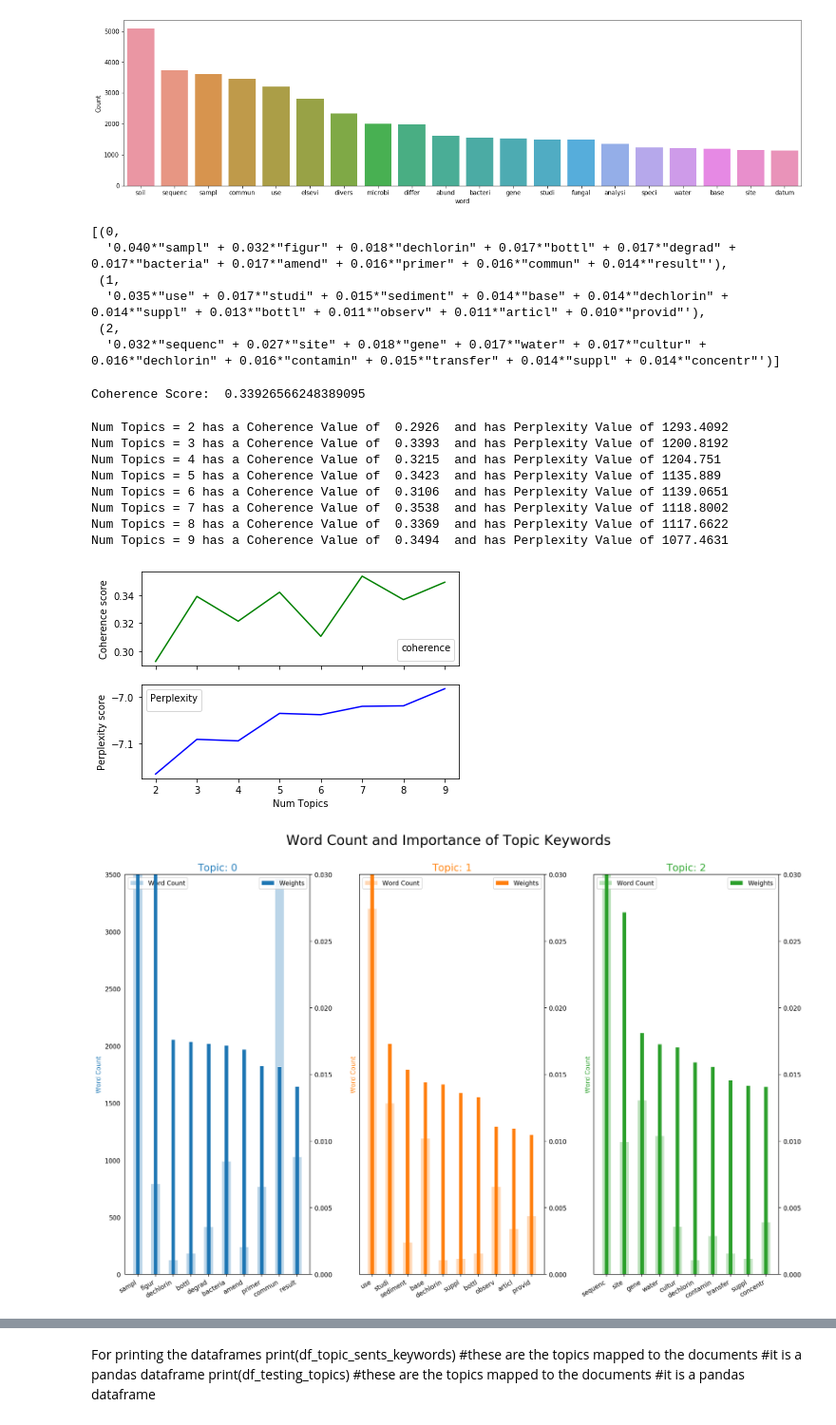
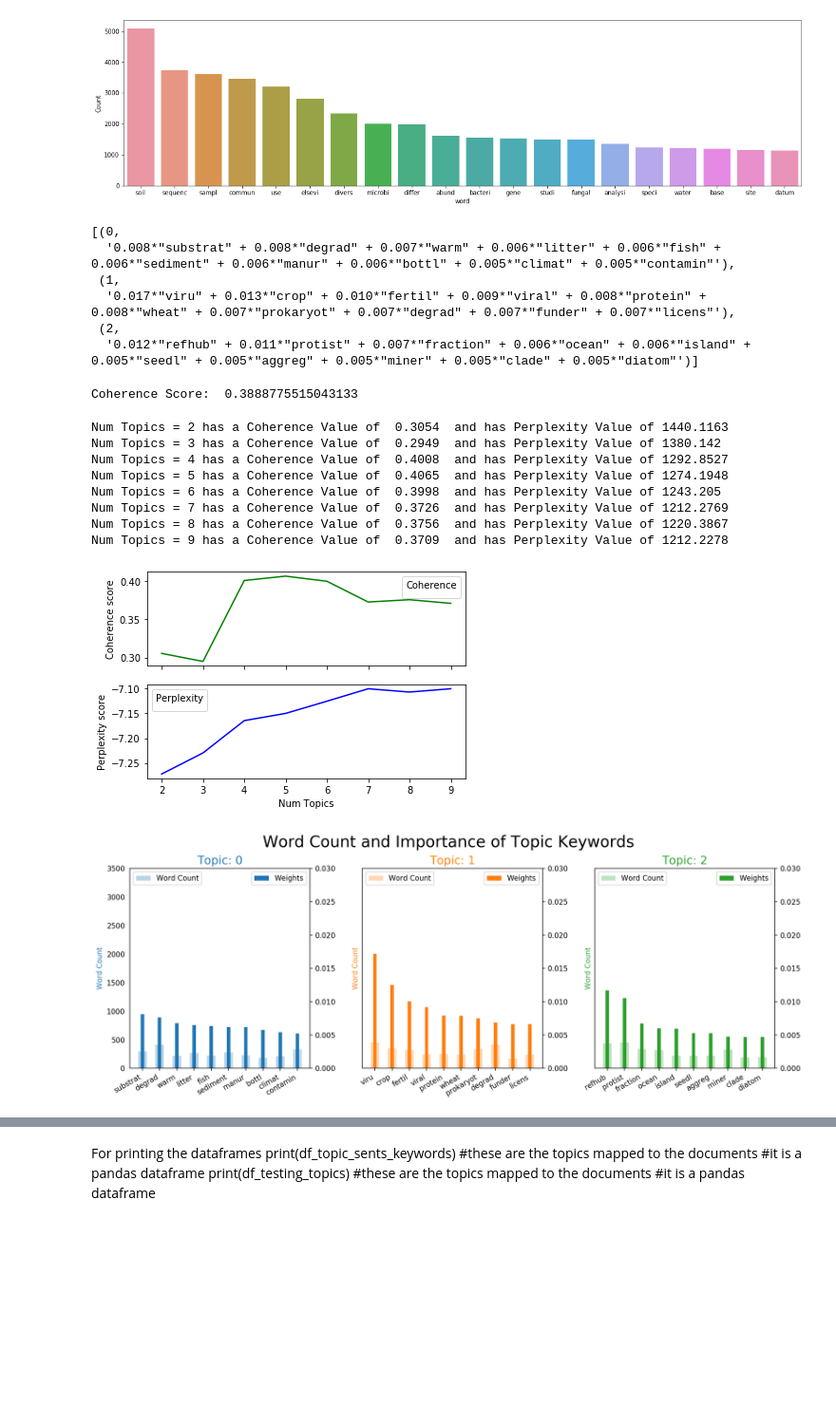
Before and after one commit to dretomlin/Cryptococcus-neoformans-Search-and-Destroy, a Jupyter notebook: ldaTopicGenerator.ipynb, the cells around one changed output, grey strips where cells are left out. Shown at 95% size. Saved outputs shown, nothing was run; the diff lists cells and outputs as text; code cells hidden in the pictures; blank space fills up the shorter version.

```diff
--- a/ldaTopicGenerator.ipynb
+++ b/ldaTopicGenerator.ipynb
@@ -180,4 +171,12 @@ id2word, corpus = createDict(filt_Dwords, 5)
+# %%
+def wordsFilter2(data):
+    # using list comprehension + list slicing
+    # Removing element from list of lists
+    wordfilter = ['elsevi']
+    for sub in data:
+        sub[:] = [ele for ele in sub if ele not in wordfilter]
+    return(data)
 # %%
 freqwords, words_df = wordsPreAnalysis(trainD)
-filt_words = wordsFilter(trainD)
+filt_words = wordsFilter2(trainD)
 filt_Dwords = list(sent_to_words(filt_words))
@@ -226,21 +243,22 @@ lda_model = gensim.models.ldamodel.LdaModel(corpus=corpus,
                                            alpha='auto',
                                            per_word_topics=True)
 # %%
+lda_model.save('cneoformans_3kmodel')
 lda_model.show_topics()
 # %% [output]
 [(0,
-  '0.040*"sampl" + 0.032*"figur" + 0.018*"dechlorin" + 0.017*"bottl" + 0.017*"degrad" + 0.017*"bacteria" + 0.017*"amend" + 0.016*"primer" + 0.016*"commun" + 0.014*"result"'),
+  '0.008*"substrat" + 0.008*"degrad" + 0.007*"warm" + 0.006*"litter" + 0.006*"fish" + 0.006*"sediment" + 0.006*"manur" + 0.006*"bottl" + 0.005*"climat" + 0.005*"contamin"'),
  (1,
-  '0.035*"use" + 0.017*"studi" + 0.015*"sediment" + 0.014*"base" + 0.014*"dechlorin" + 0.014*"suppl" + 0.013*"bottl" + 0.011*"observ" + 0.011*"articl" + 0.010*"provid"'),
+  '0.017*"viru" + 0.013*"crop" + 0.010*"fertil" + 0.009*"viral" + 0.008*"protein" + 0.008*"wheat" + 0.007*"prokaryot" + 0.007*"degrad" + 0.007*"funder" + 0.007*"licens"'),
  (2,
-  '0.032*"sequenc" + 0.027*"site" + 0.018*"gene" + 0.017*"water" + 0.017*"cultur" + 0.016*"dechlorin" + 0.016*"contamin" + 0.015*"transfer" + 0.014*"suppl" + 0.014*"concentr"')]
+  '0.012*"refhub" + 0.011*"protist" + 0.007*"fraction" + 0.006*"ocean" + 0.006*"island" + 0.005*"seedl" + 0.005*"aggreg" + 0.005*"miner" + 0.005*"clade" + 0.005*"diatom"')]
 # %%
 # Compute Coherence Score
-coherence_model_lda = CoherenceModel(model=lda_model, texts=trainDwords, dictionary=id2word, coherence='c_v')
+coherence_model_lda = CoherenceModel(model=model_list[2], texts=filt_Dwords, dictionary=id2word, coherence='c_v')
 coherence_lda = coherence_model_lda.get_coherence()
 print('\nCoherence Score: ', coherence_lda)
 # %% [output]
-Coherence Score:  0.33926566248389095
+Coherence Score:  0.3888775515043133
 # %%
 def compute_coherence_values(dictionary, corpus, texts, limit, start=2, step=5):
     """
@@ -302,45 +322,45 @@ axs[1].legend(title="Perplexity", loc='best')
 for m, cv, pv in zip(x, coherence_values, perplexity_values):
         print("Num Topics =", m, "has a Coherence Value of ", round(cv, 4), " and has Perplexity Value of", round(np.exp(-1. * pv), 4))
 # %% [output]
-Num Topics = 2 has a Coherence Value of  0.2926  and has Perplexity Value of 1293.4092
-Num Topics = 3 has a Coherence Value of  0.3393  and has Perplexity Value of 1200.8192
-Num Topics = 4 has a Coherence Value of  0.3215  and has Perplexity Value of 1204.751
-Num Topics = 5 has a Coherence Value of  0.3423  and has Perplexity Value of 1135.889
-Num Topics = 6 has a Coherence Value of  0.3106  and has Perplexity Value of 1139.0651
-Num Topics = 7 has a Coherence Value of  0.3538  and has Perplexity Value of 1118.8002
-Num Topics = 8 has a Coherence Value of  0.3369  and has Perplexity Value of 1117.6622
-Num Topics = 9 has a Coherence Value of  0.3494  and has Perplexity Value of 1077.4631
+Num Topics = 2 has a Coherence Value of  0.3054  and has Perplexity Value of 1440.1163
+Num Topics = 3 has a Coherence Value of  0.2949  and has Perplexity Value of 1380.142
+Num Topics = 4 has a Coherence Value of  0.4008  and has Perplexity Value of 1292.8527
+Num Topics = 5 has a Coherence Value of  0.4065  and has Perplexity Value of 1274.1948
+Num Topics = 6 has a Coherence Value of  0.3998  and has Perplexity Value of 1243.205
+Num Topics = 7 has a Coherence Value of  0.3726  and has Perplexity Value of 1212.2769
+Num Topics = 8 has a Coherence Value of  0.3756  and has Perplexity Value of 1220.3867
+Num Topics = 9 has a Coherence Value of  0.3709  and has Perplexity Value of 1212.2278
-[figure, old version]
+[figure, new version]
 # %%
 from collections import Counter
 import matplotlib.colors as mcolors
 topics = lda_model.show_topics(formatted=False)
 data_flat = [w for w_list in filt_Dwords for w in w_list]
 counter = Counter(data_flat)
 
 out = []
 for i, topic in topics:
     for word, weight in topic:
         out.append([word, i , weight, counter[word]])
 
 df = pd.DataFrame(out, columns=['word', 'topic_id', 'importance', 'word_count'])
 
 # Plot Word Count and Weights of Topic Keywords
-fig, axes = plt.subplots(1, 3, figsize=(16,10), sharey=True, dpi=160)
+fig, axes = plt.subplots(1, 3, figsize=(14,5), sharey=True, dpi=160)
 cols = [color for name, color in mcolors.TABLEAU_COLORS.items()]
 for i, ax in enumerate(axes.flatten()):
     ax.bar(x='word', height="word_count", data=df.loc[df.topic_id==i, :], color=cols[i], width=0.5, alpha=0.3, label='Word Count')
     ax_twin = ax.twinx()
     ax_twin.bar(x='word', height="importance", data=df.loc[df.topic_id==i, :], color=cols[i], width=0.2, label='Weights')
     ax.set_ylabel('Word Count', color=cols[i])
     ax_twin.set_ylim(0, 0.030); ax.set_ylim(0, 3500)
     ax.set_title('Topic: ' + str(i), color=cols[i], fontsize=16)
     ax.tick_params(axis='y', left=False)
     ax.set_xticklabels(df.loc[df.topic_id==i, 'word'], rotation=30, horizontalalignment= 'right')
     ax.legend(loc='upper left'); ax_twin.legend(loc='upper right')
 
 fig.tight_layout(w_pad=2)
 fig.suptitle('Word Count and Importance of Topic Keywords', fontsize=22, y=1.05)
 plt.show()
 # %% [output]
-[figure, old version]
+[figure, new version]
```
Also changed, not shown: parts of 41 cells of this notebook, 2 other files.
